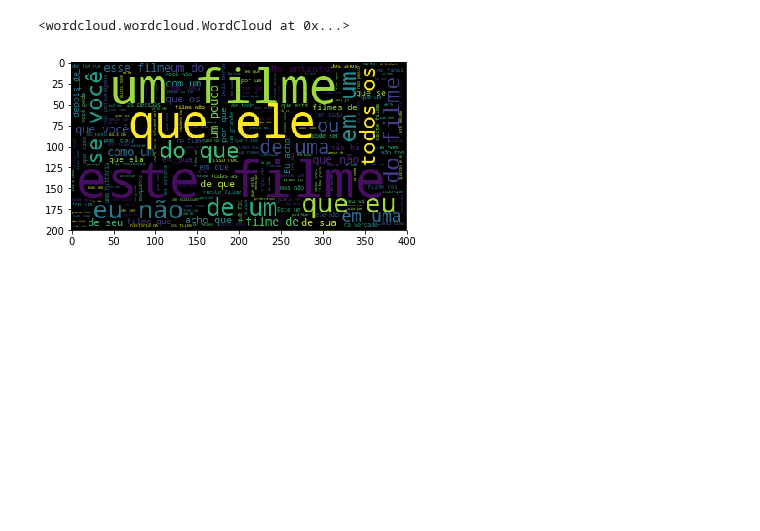
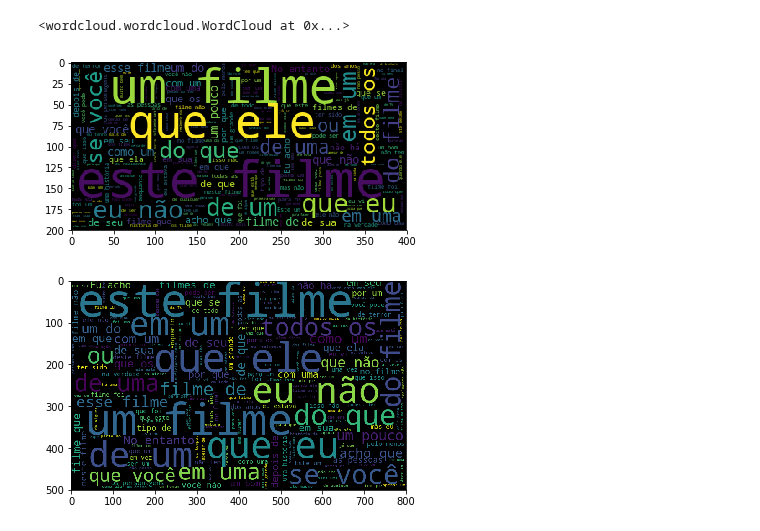
Before and after one commit to lsandrade/alura-ml, a Jupyter notebook: NLP.ipynb, the cells around one changed output. Cells and saved outputs as stored; diff of their text form; code cells hidden in the pictures; blank space fills up the shorter version.

Commit message:
Otimizando visualizacao do WordCloud

```diff
--- a/NLP.ipynb
+++ b/NLP.ipynb
@@ -175,3 +175,13 @@ plt.imshow(nuvem_palavras)
 plt.show()
 # %% [output]
 [figure]
+# %%
+nuvem_palavras = WordCloud(width=800,
+                           height=500,
+                           max_font_size=110).generate(todas_palavras)
+
+plt.figure()
+plt.imshow(nuvem_palavras)
+plt.show()
+# %% [output]
+[figure, added]
```
Also changed, not shown: parts of 2 cells of this notebook.
